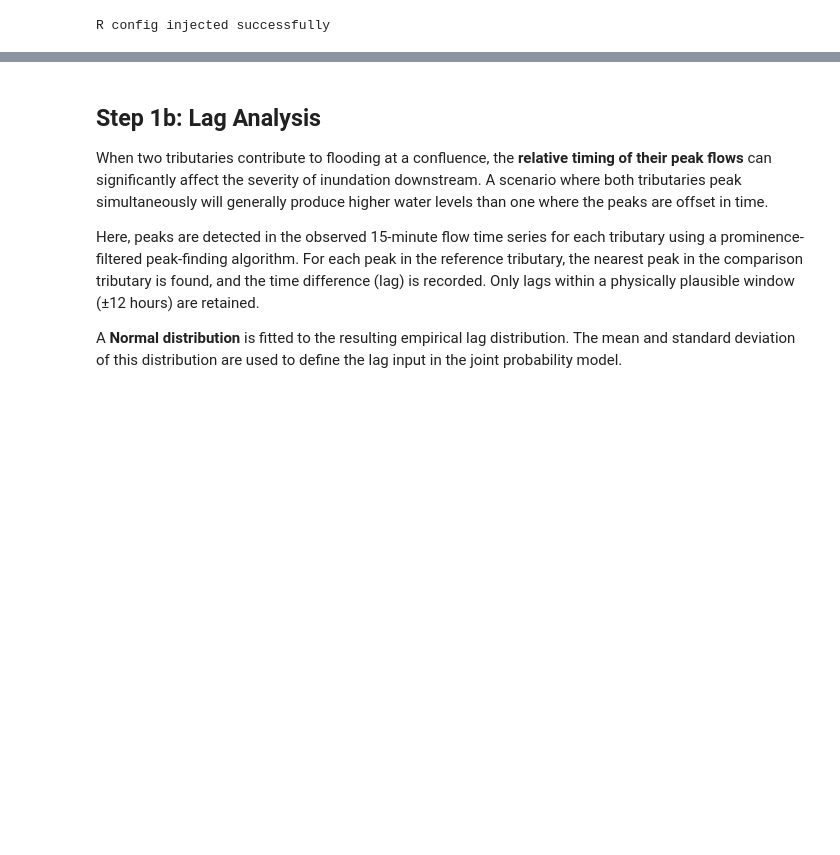
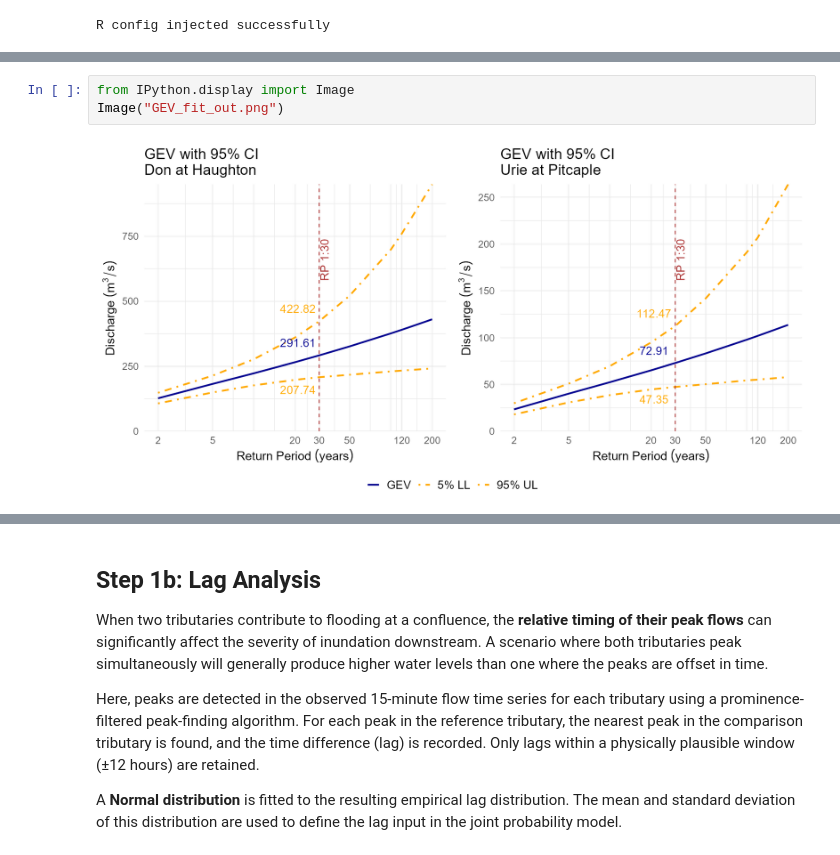
Before and after one commit to Nina3211/case_study_inverurie, a Jupyter notebook: Case_study_v2.ipynb, the cells around one changed output, grey strips where cells are left out. Saved outputs shown, nothing was run; the diff lists cells and outputs as text; blank space fills up the shorter version.

```diff
--- a/Case_study_v2.ipynb
+++ b/Case_study_v2.ipynb
@@ -328,3 +331,8 @@ grid.arrange(grobs=plots, ncol=length(plots))
+# %%
+from IPython.display import Image
+Image("GEV_fit_out.png")
+# %% [output]
+[figure, added]
 # %%
 # Load GEV bounds into Python — from R memory if available, otherwise from saved CSV
 gev_bounds = {}
```
Also changed, not shown: parts of 13 cells of this notebook, 2 other files.
